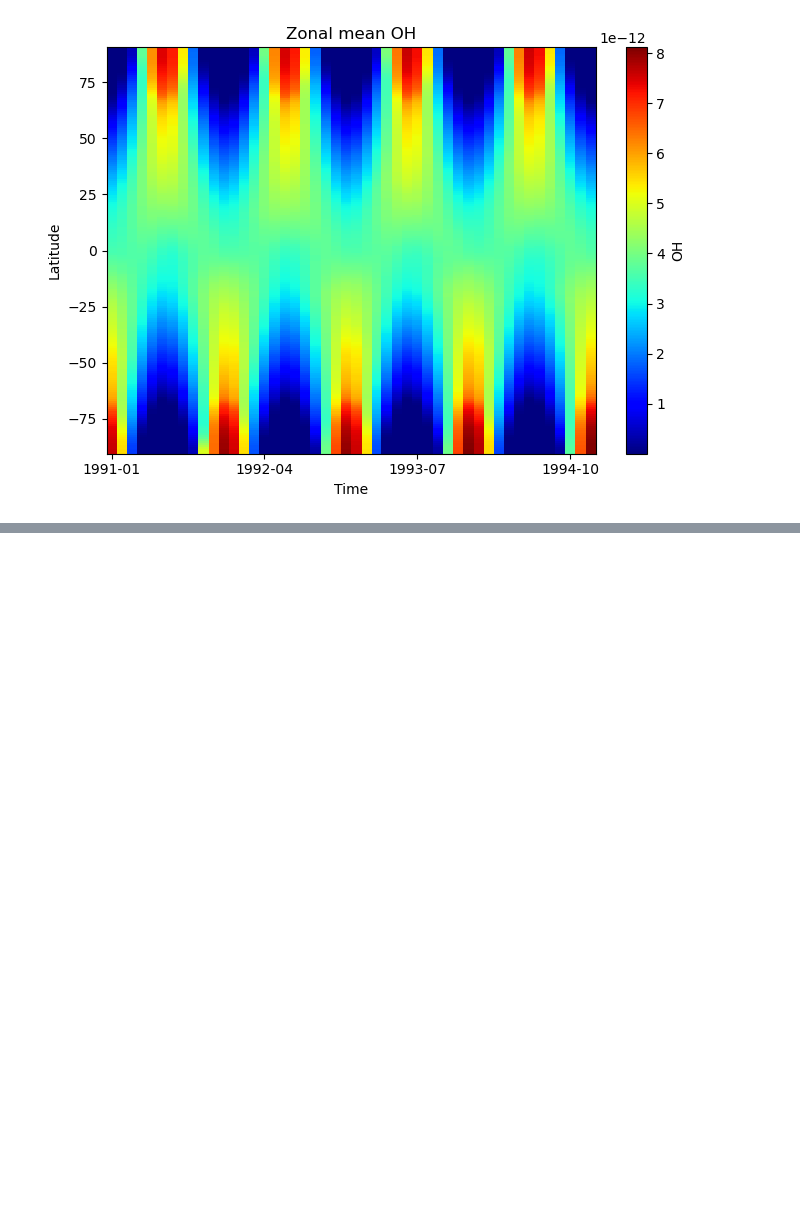
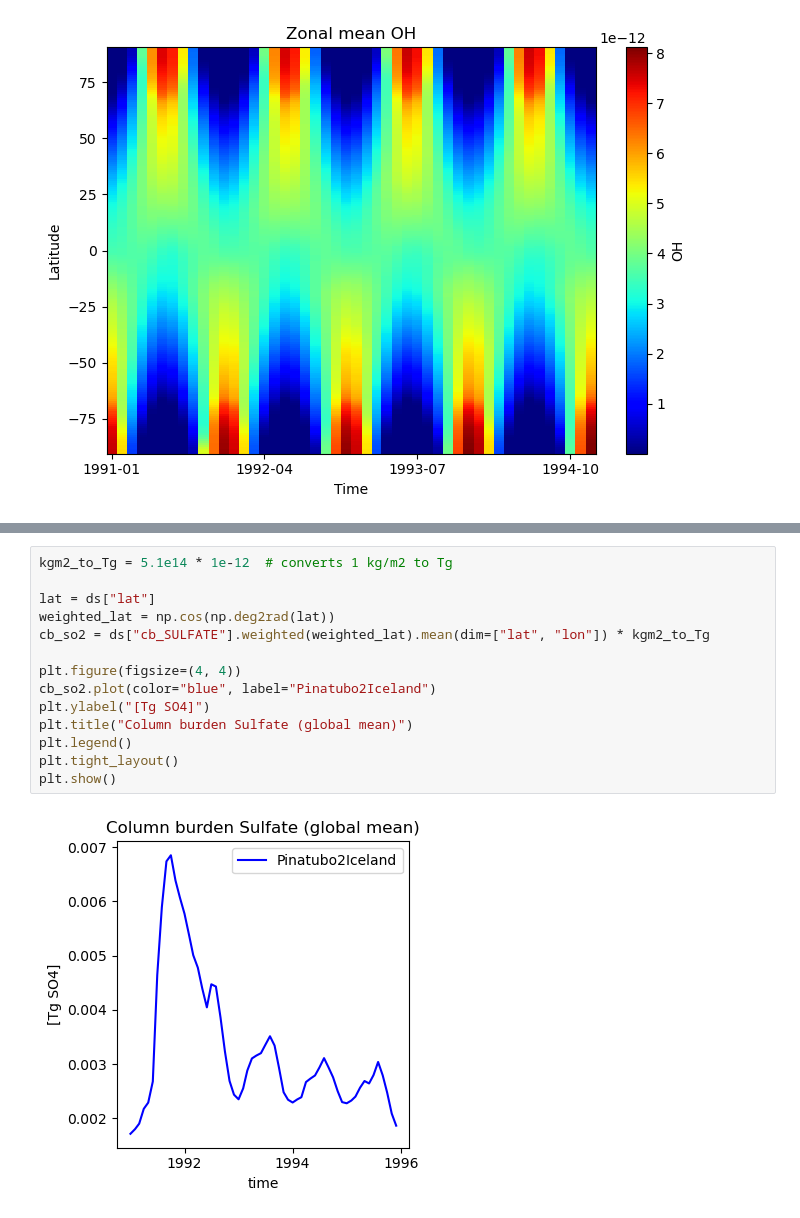
Before and after one commit to EliHHogemo/master_thesis, a Jupyter notebook: pinatubo_iceland.ipynb, the cells around one changed output, grey strips where cells are left out. Cells and saved outputs as stored; diff of their text form; blank space fills up the shorter version.

```diff
--- a/pinatubo_iceland.ipynb
+++ b/pinatubo_iceland.ipynb
@@ -568,0 +615,16 @@ plt.show()
+# %%
+kgm2_to_Tg = 5.1e14 * 1e-12  # converts 1 kg/m2 to Tg
+
+lat = ds["lat"]
+weighted_lat = np.cos(np.deg2rad(lat))
+cb_so2 = ds["cb_SULFATE"].weighted(weighted_lat).mean(dim=["lat", "lon"]) * kgm2_to_Tg
+
+plt.figure(figsize=(4, 4))
+cb_so2.plot(color="blue", label="Pinatubo2Iceland")
+plt.ylabel("[Tg SO4]")
+plt.title("Column burden Sulfate (global mean)")
+plt.legend()
+plt.tight_layout()
+plt.show()
+# %% [output]
+[figure, added]
```
Also changed, not shown: parts of 4 cells of this notebook.
